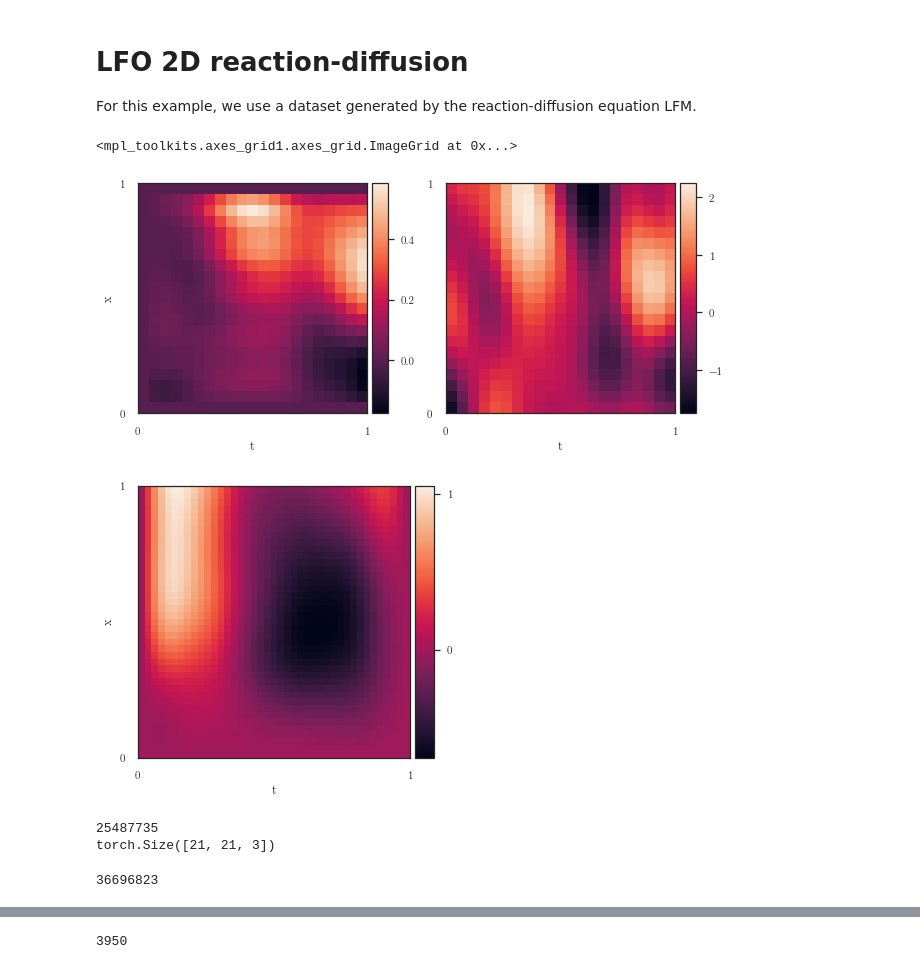
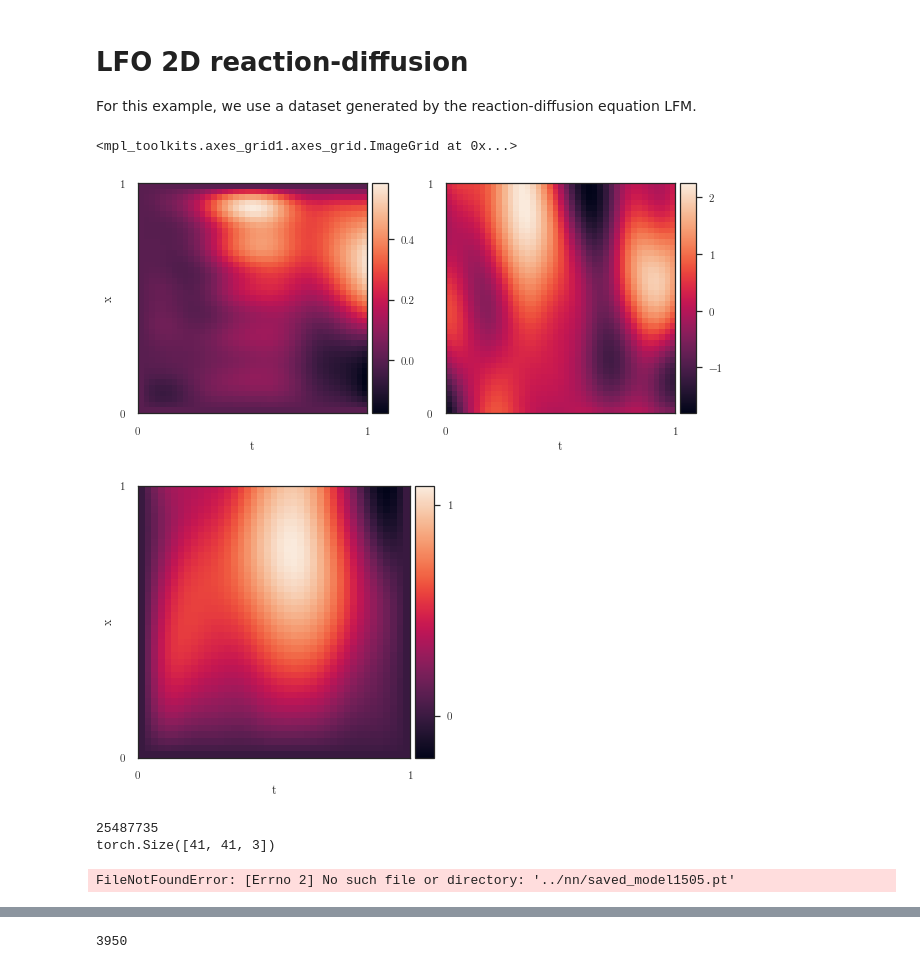
Before and after one commit to mossjacob/alfi, a Jupyter notebook: docs/notebooks/nn/lfo_2d.ipynb, the cells around one changed output, grey strips where cells are left out. Saved outputs shown, nothing was run; the diff lists cells and outputs as text; code cells hidden in the pictures.

```diff
--- a/docs/notebooks/nn/lfo_2d.ipynb
+++ b/docs/notebooks/nn/lfo_2d.ipynb
@@ -18,33 +18,33 @@ from alfi.plot import plot_spatiotemporal_data, tight_kwargs, Plotter2d
 # %%
 ntest = 50
 
 dataset = ReactionDiffusion('../../../data',
                             nn_format=True,
                             max_n=4000,
                             ntest=ntest,
-                            sub=2)
+                            sub=1)
 batch_size = 50
 train_loader = DataLoader(dataset.train_data, batch_size=batch_size, shuffle=True)
 if ntest > 0:
     test_loader = DataLoader(dataset.test_data, batch_size=ntest, shuffle=True)
 
 i = 3
 tx = dataset.data[i][0]
 lf = dataset.data[i][1]
 ts = tx[:, :, 1].unique().sort()[0].numpy()
 xs = tx[:, :, 2].unique().sort()[0].numpy()
 extent = [ts[0], ts[-1], xs[0], xs[-1]]
 
 plot_spatiotemporal_data(
     [
         tx[:, :, 0].t(),
         lf[:, :, 0].t(),
     ],
     extent, nrows=1, ncols=2
 )
 # %% [output]
 <mpl_toolkits.axes_grid1.axes_grid.ImageGrid at 0x...>
-[figure, old version]
+[figure, new version]
 # %%
 dataset = HomogeneousReactionDiffusion('../../../data',
                                        one_fixed_sample=False,
@@ -74,7 +74,7 @@ modes = 10
 width = 38
 in_channels = 3
 # %% [output]
-[figure, old version]
+[figure, new version]
 # %%
 model = NeuralOperator(block_dim, in_channels, 2, modes, width, num_layers=4)
 # r_dim = z_dim = 16
@@ -88,7 +88,7 @@ trainer = NeuralOperatorTrainer(model, [optimizer], train_loader, test_loader)
 print(train_loader.dataset[0][0].shape)
 # %% [output]
 25487735
-torch.Size([21, 21, 3])
+torch.Size([41, 41, 3])
 # %%
 state_dict = torch.load('../nn/saved_model1505.pt')
 model = NeuralOperator(block_dim, in_channels, 2, modes, width, num_layers=4)
@@ -97,7 +97,7 @@ model.load_state_dict(state_dict)
 optimizer = torch.optim.Adam(model.parameters(), lr=learning_rate, weight_decay=1e-4)
 trainer = NeuralOperatorTrainer(model, [optimizer], train_loader, test_loader)
 # %% [output]
-36696823
+FileNotFoundError: [Errno 2] No such file or directory: '../nn/saved_model1505.pt'
 # %%
 trainer.train(10);
 # %% [output]
```
Also changed, not shown: parts of 7 cells of this notebook.
